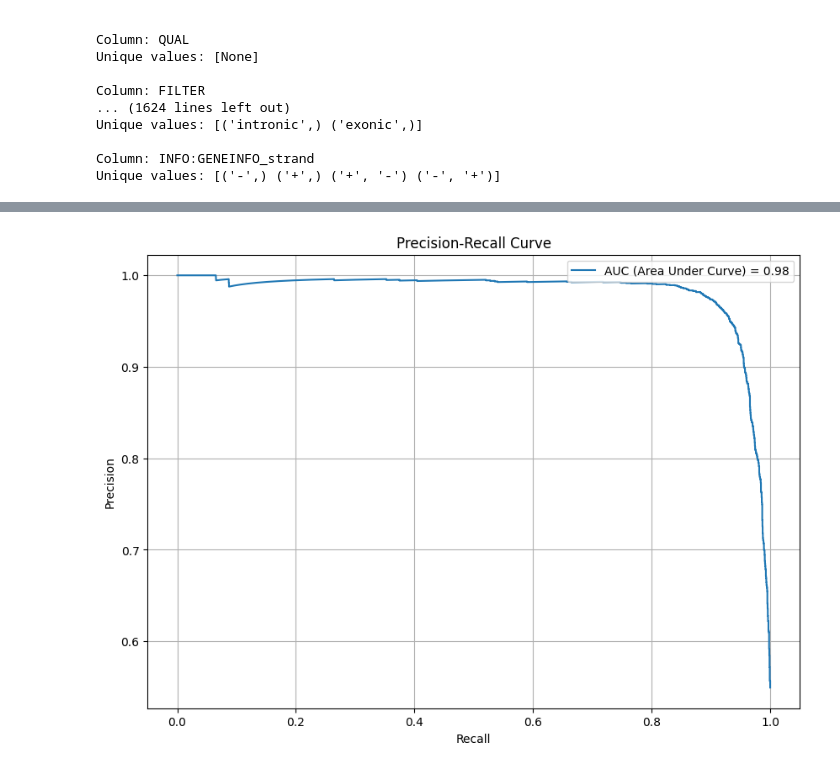
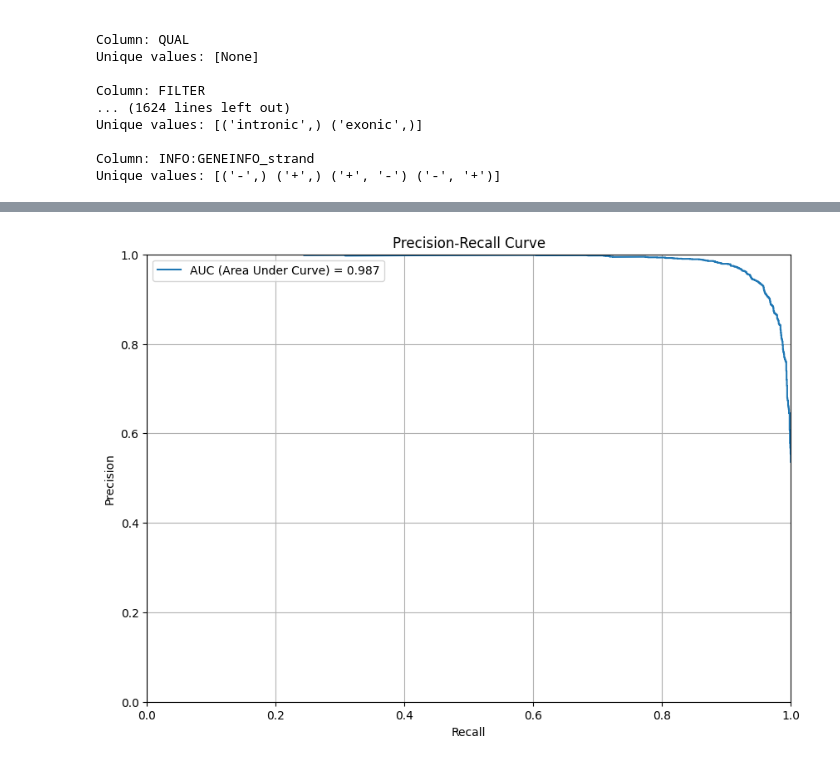
Before and after one commit to CCICB/introme, a Jupyter notebook: ESE/ML/2025_RF.ipynb, the cells around one changed output, grey strips where cells are left out. Drawn from its saved outputs; the diff is of its cells as text; code cells hidden in the pictures.

Commit message:
Added training notebook whose update which was not added last commit. Now using auPRC, not auROC. Added missing columns path param passed in by main.nf

```diff
--- a/ESE/ML/2025_RF.ipynb
+++ b/ESE/ML/2025_RF.ipynb
@@ -163,7 +179,7 @@ ese        = [col for col in df.columns if col.startswith('INFO:ESE_')]
 mmsplice   = [col for col in df.columns if col.startswith('INFO:MMSplice_')]
 pangolin   = [col for col in df.columns if col.startswith('INFO:Pangolin_')]
 spip       = [col for col in df.columns if col.startswith('INFO:SPIP_')]
-spliceai   = [col for col in df.columns if col.startswith('INFO:SpliceAI_')]
+spliceai   = [col for col in df.columns if col.startswith('INFO:SpliceAI_DS')]
 spliceogen = [col for col in df.columns if col.startswith('INFO:Spliceogen_')]
 
 ensemble_scores = [ese, mmsplice, pangolin, spliceai, spliceogen, spip]
@@ -384,0 +426,16 @@ Name: ID_SVDBSplice, Length: 25031, dtype: float64
+# %%
+from sklearn.model_selection import train_test_split, GridSearchCV, RandomizedSearchCV
+
+from sklearn.neural_network import MLPClassifier
+from sklearn.ensemble import RandomForestClassifier, HistGradientBoostingClassifier
+from sklearn.linear_model import Perceptron, LogisticRegression
+from sklearn.svm import SVC
+
+from sklearn.metrics import average_precision_score, precision_recall_curve, PrecisionRecallDisplay, roc_auc_score
+from sklearn.metrics import accuracy_score, balanced_accuracy_score
+from sklearn.metrics import mean_absolute_error, mean_squared_error, r2_score, mean_absolute_percentage_error, f1_score
+import matplotlib.pyplot as plt
+
+X_train_, X_test, y_train_, y_test = train_test_split(features, target, test_size=0.20, random_state=42)
+X_train, X_val, y_train, y_val = train_test_split(X_train_, y_train_, test_size=0.20, random_state=42)
+print(f"Train: {len(X_train)}\nValidation: {len(X_val)}\nTest: {len(X_test)}")
@@ -385,25 +446,24 @@ Name: ID_SVDBSplice, Length: 25031, dtype: float64
 # %%
-from sklearn.model_selection import train_test_split, GridSearchCV, RandomizedSearchCV
-
-from sklearn.neural_network import MLPClassifier
-from sklearn.ensemble import RandomForestClassifier, HistGradientBoostingClassifier
-from sklearn.linear_model import Perceptron, LogisticRegression
-from sklearn.svm import SVC
-
-from sklearn.metrics import average_precision_score, precision_recall_curve, PrecisionRecallDisplay, roc_auc_score
-from sklearn.metrics import accuracy_score, balanced_accuracy_score
-from sklearn.metrics import mean_absolute_error, mean_squared_error, r2_score, mean_absolute_percentage_error, f1_score
-import matplotlib.pyplot as plt
-
-X_train, X_test, y_train, y_test = train_test_split(features, target, test_size=0.20, random_state=42)
-regressor = RandomForestClassifier(n_estimators=30,
-                                   random_state=42,
-                                   max_depth=5,
-                                   min_samples_split=5,
-                                   min_samples_leaf=5,
-                                   criterion='entropy',
-                                   class_weight='balanced_subsample', n_jobs=-1)
-regressor = HistGradientBoostingClassifier(**{'min_samples_leaf': 50, 'max_leaf_nodes': 31, 'max_iter': 200, 'max_features': 0.8, 'max_bins': 80, 'learning_rate': 0.1, 'l2_regularization': 0.1, 'class_weight': 'balanced'})
+use_raw = False
+# regressor = RandomForestClassifier(n_estimators=30,
+#                                    random_state=42,
+#                                    max_depth=5,
+#                                    min_samples_split=5,
+#                                    min_samples_leaf=5,
+#                                    criterion='entropy',
+#                                    class_weight='balanced_subsample', n_jobs=-1)
+regressor = HistGradientBoostingClassifier(
+    # **{'min_samples_leaf': 20, 'max_leaf_nodes': 100, 'max_iter': 200, 'max_features': 0.4, 'max_bins': 100, 'learning_rate': 0.05, 'l2_regularization': 0.0, 'class_weight': 'balanced'}
+# **{'min_samples_leaf': 50, 'max_leaf_nodes': 100, 'max_iter': 200, 'max_features': 0.4, 'max_bins': 80, 'learning_rate': 0.1, 'l2_regularization': 0.0, 'class_weight': 'balanced'}
+                                            # )
+                                           **{'min_samples_leaf': 50,
+                                              'max_leaf_nodes': 31,
+                                              'max_iter': 200,
+                                              'max_features': 0.8,
+                                              'max_bins': 80,
+                                              'learning_rate': 0.1,
+                                              'l2_regularization': 0.1,
+                                              'class_weight': 'balanced'}, random_state=42)
 # regressor = MLPClassifier((12, 6, 6, 3), "tanh")
 # regressor = LogisticRegression(class_weight='balanced')
 
@@ -443,25 +503,44 @@ def do_SVC(X_train_scaled):
 # regressor = SVC(probability=True, class_weight='balanced',
 #                 **{'kernel': 'rbf', 'gamma': np.float64(1.0), 'degree': 2, 'C': np.float64(35.93813663804626)})
 
-regressor.fit(X_train, y_train)
+if use_raw:
+    # feature_cols = ['INFO:SpliceAI_DS_AG', 'INFO:SpliceAI_DS_AL', 'INFO:SpliceAI_DS_DG', 'INFO:SpliceAI_DS_DL']
+    # feature_cols = ['INFO:SPIP_SPiCE_Prob']
+    # feature_cols = ['INFO:Pangolin_Gain', 'INFO:Pangolin_Loss']
+    feature_cols = ['INFO:Spliceogen_AccGainP',	'INFO:Spliceogen_AccLossP', 'INFO:Spliceogen_DonGainP', 'INFO:Spliceogen_DonLossP']
+    X_train = X_train[feature_cols]
+    X_val = X_val[feature_cols]
 
-# Predict probabilities
-y_scores = regressor.predict_proba(X_test)[:, 1]
+    y_scores = X_val.abs().max(axis=1)
+    X_val['RF_score'] = y_scores
+else:
+    regressor.fit(X_train, y_train)
+    # Predict probabilities
+    y_scores = regressor.predict_proba(X_val)[:, 1]
+    X_val['RF_score'] = y_scores
 
 # Compute Precision, Recall
-precision, recall, thresholds = precision_recall_curve(y_test, y_scores)
+precision, recall, thresholds = precision_recall_curve(y_val, y_scores)
 
 # Compute Average Precision (AP)
-roc_auc_score = roc_auc_score(y_test, y_scores)
+auPRC = average_precision_score(y_val, y_scores)
 
 # Plot PR curve
 plt.figure(figsize=(10, 7))
-plt.plot(recall, precision, label=f'AUC (Area Under Curve) = {roc_auc_score:.2f}')
+plt.plot(recall, precision, label=f'AUC (Area Under Curve) = {auPRC:.3f}')
 plt.xlabel('Recall')
 plt.ylabel('Precision')
 plt.title('Precision-Recall Curve')
+ax = plt.gca()
+ax.set_xlim(0.0, 1.0)
+ax.set_ylim(0.0, 1.0)
 plt.legend()
 plt.grid(True)
 # plt.show()
-plt.savefig("MAR5.png")
+SAVE = "SEP4_pangolin_nopos_noinfo"
+X_val['target'] = target
+plt.savefig(f"{SAVE}.png")
+X_val.to_csv(f"{SAVE}.tsv", sep='\t')
+
+X_val
 # %% [output]
@@ -468,4 +560,4 @@ plt.savefig("MAR5.png")
-[figure, old version]
+[figure, new version]
 # %%
 print('Training:')
 # Compute F1 score (at a specific threshold, e.g., 0.5 for binary classification)
```
Also changed, not shown: parts of 15 cells of this notebook, 1 other file.
